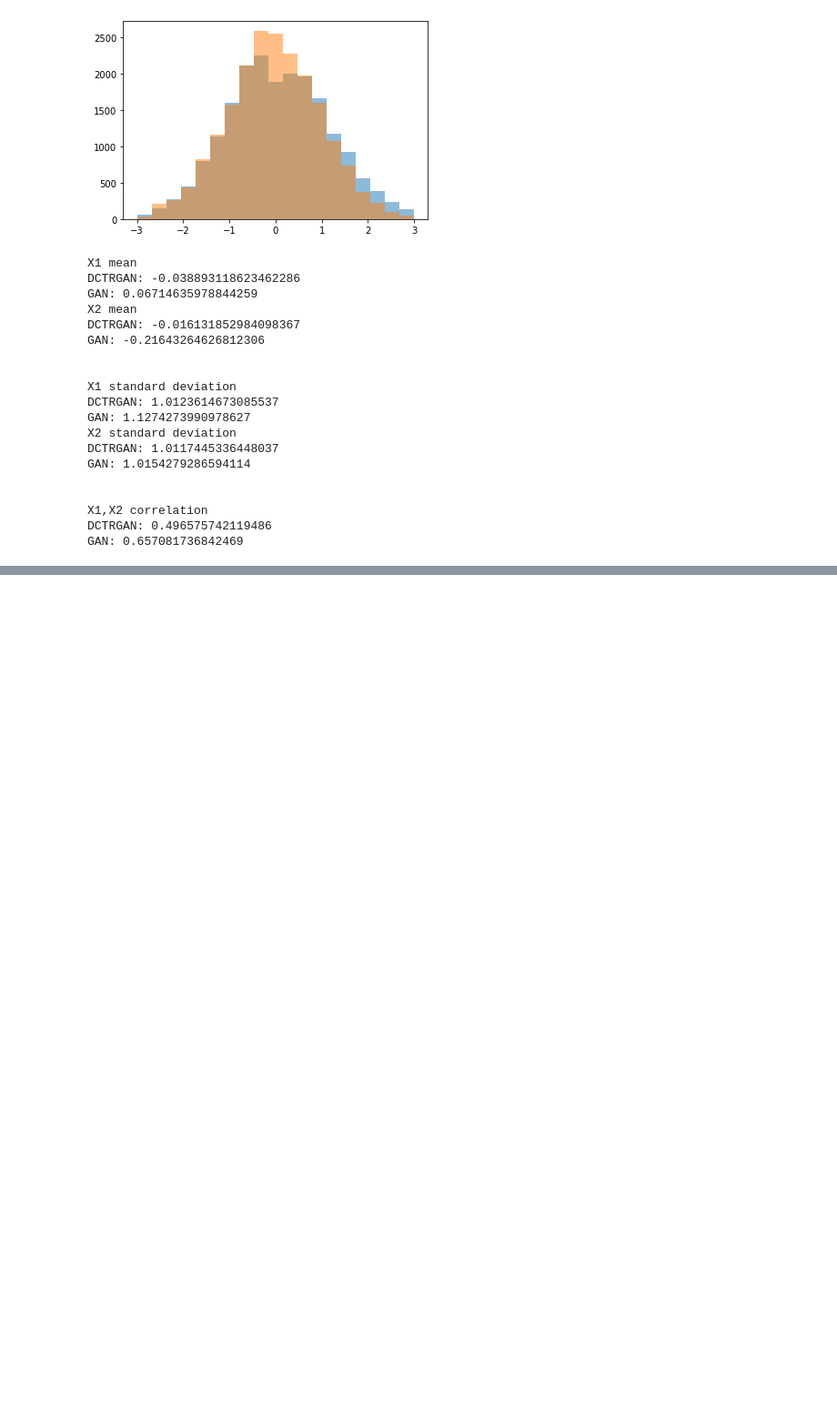
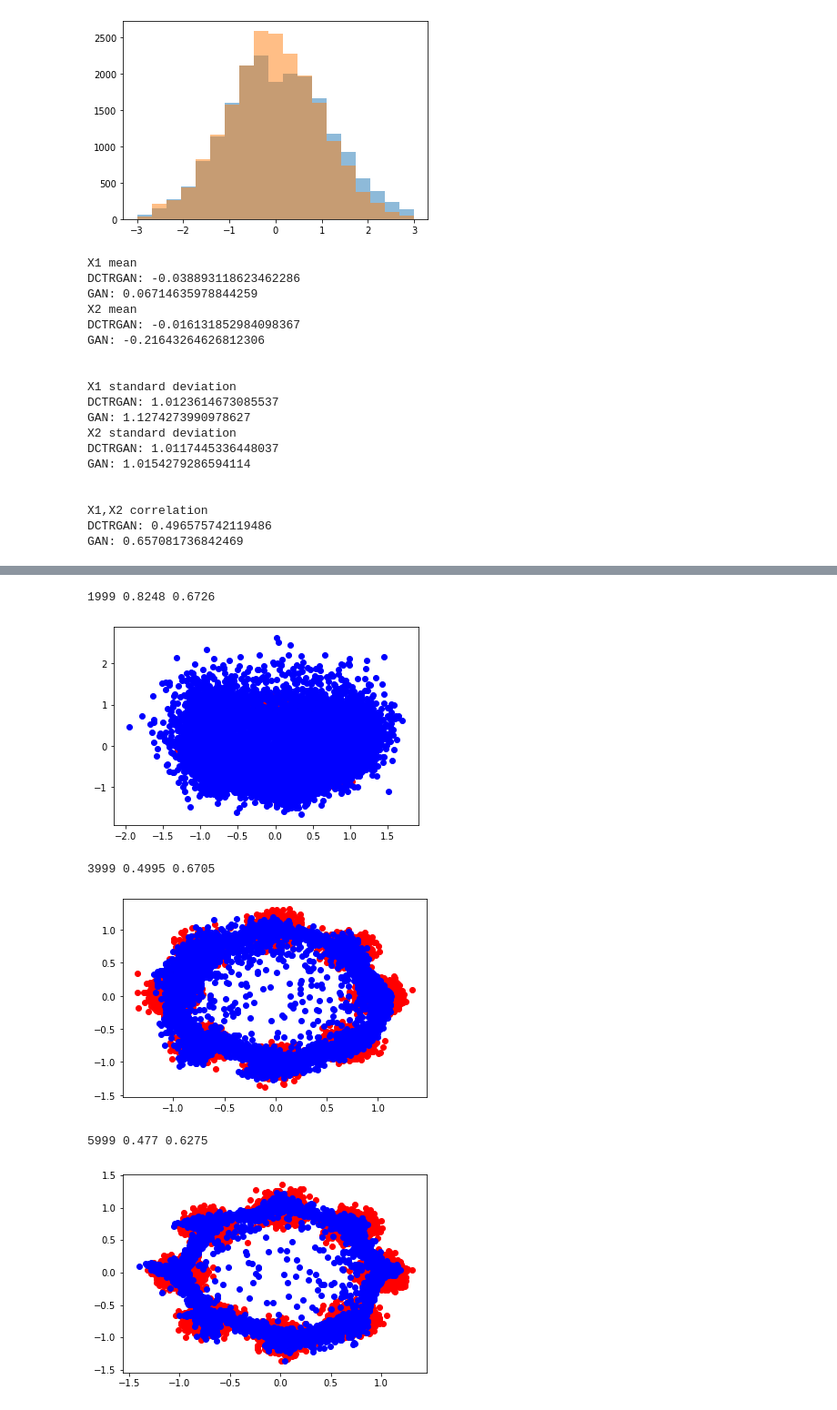
Before and after one commit to bnachman/DCTRGAN, a Jupyter notebook: DCTRGAN.ipynb, the cells around one changed output, grey strips where cells are left out. Shown at 91% size. Drawn from its saved outputs; the diff is of its cells as text; code cells hidden in the pictures; blank space fills up the shorter version.

```diff
--- a/DCTRGAN.ipynb
+++ b/DCTRGAN.ipynb
@@ -332,0 +527,80 @@ GAN: 0.657081736842469
+# %%
+# generate n real samples with class labels
+def generate_real_samples_2dcircular(n):
+
+	amounts = np.random.multinomial(n,np.ones(8)/8.)
+	X1 = []
+	X2 = []
+	mycounter = 0
+	for i in range(8):
+		X1 = np.concatenate([X1,np.random.normal(np.cos(2*i*3.14/8),0.1,amounts[mycounter])])
+		X2 = np.concatenate([X2,np.random.normal(np.sin(2*i*3.14/8),0.1,amounts[mycounter])])
+		mycounter+=1
+		pass
+
+	X1 = X1.reshape(n, 1)
+	X2 = X2.reshape(n, 1)
+	X = hstack((X1, X2))
+	np.random.shuffle(X)
+	# generate class labels
+	y = ones((n, 1))
+	return X, y
+
+
+# evaluate the discriminator and plot real and fake points
+def summarize_performance_2dcircular(epoch, generator, discriminator, latent_dim, n=100):
+	# prepare real samples
+	x_real, y_real = generate_real_samples_2dcircular(n)
+	# evaluate discriminator on real examples
+	_, acc_real = discriminator.evaluate(x_real, y_real, verbose=0)
+	# prepare fake examples
+	x_fake, y_fake = generate_fake_samples(generator, latent_dim, n)
+	# evaluate discriminator on fake examples
+	_, acc_fake = discriminator.evaluate(x_fake, y_fake, verbose=0)
+	# summarize discriminator performance
+	print(epoch, acc_real, acc_fake)
+	# scatter plot real and fake data points
+	pyplot.scatter(x_real[:, 0], x_real[:, 1], color='red')
+	pyplot.scatter(x_fake[:, 0], x_fake[:, 1], color='blue')
+	pyplot.show()
+
+# train the generator and discriminator
+def train_2dcircular(g_model, d_model, gan_model, latent_dim, n_epochs=10000, n_batch=128, n_eval=2000):
+	# determine half the size of one batch, for updating the discriminator
+	half_batch = int(n_batch / 2)
+	# manually enumerate epochs
+	for i in range(n_epochs):
+		# prepare real samples
+		x_real, y_real = generate_real_samples_2dcircular(half_batch)
+		# prepare fake examples
+		x_fake, y_fake = generate_fake_samples(g_model, latent_dim, half_batch)
+		# update discriminator
+		d_model.train_on_batch(x_real, y_real)
+		d_model.train_on_batch(x_fake, y_fake)
+		# prepare points in latent space as input for the generator
+		x_gan = generate_latent_points(latent_dim, n_batch)
+		# create inverted labels for the fake samples
+		y_gan = ones((n_batch, 1))
+		# update the generator via the discriminator's error
+		gan_model.train_on_batch(x_gan, y_gan)
+		# evaluate the model every n_eval epochs
+		if (i+1) % n_eval == 0:
+			summarize_performance_2dcircular(i, g_model, d_model, latent_dim,10000)
+
+# size of the latent space
+latent_dim = 8
+# create the discriminator
+discriminator_2dcircular = define_discriminator(2)
+# create the generator
+generator_2dcircular = define_generator(latent_dim,2)
+# create the gan
+gan_model_2dcircular = define_gan(generator_2dcircular, discriminator_2dcircular)
+# train model
+train_2dcircular(generator_2dcircular, discriminator_2dcircular, gan_model_2dcircular, latent_dim)
+# %% [output]
+1999 0.8248 0.6726
+[figure, added]
+3999 0.4995 0.6705
+[figure, added]
+5999 0.477 0.6275
+[figure, added]
```
Also changed, not shown: parts of 30 cells of this notebook.
